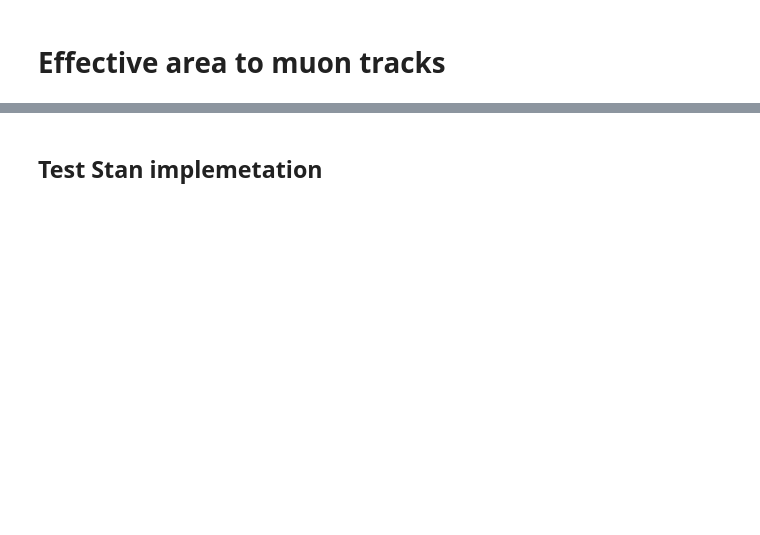
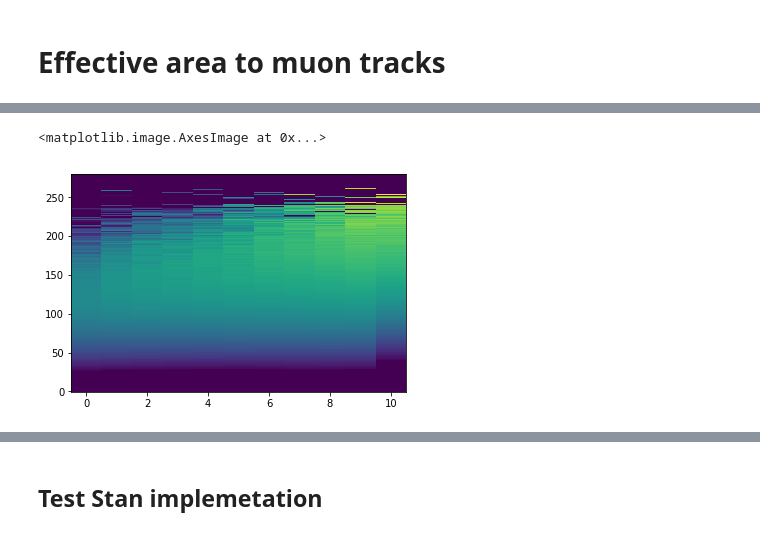
Before and after one commit to specktakel/hierarchical_nu, a Jupyter notebook: dev/statistical_model/4_tracks_and_cascades/mu_tracks_Aeff.ipynb, the cells around one changed output, grey strips where cells are left out. Saved outputs shown, nothing was run; the diff lists cells and outputs as text; code cells hidden in the pictures; blank space fills up the shorter version.

```diff
--- a/dev/statistical_model/4_tracks_and_cascades/mu_tracks_Aeff.ipynb
+++ b/dev/statistical_model/4_tracks_and_cascades/mu_tracks_Aeff.ipynb
@@ -14,4 +22,6 @@ aeff = effective_area_tracks()
 # %%
-plt.imshow(np.log10(aeff.aeff_vals), aspect='auto', origin='lower')
-np.max(aeff.aeff_vals)
+plt.imshow(np.log10(aeff.aeff_vals), aspect='auto', origin='lower', vmin=-2, vmax=5)
+# %% [output]
+<matplotlib.image.AxesImage at 0x...>
+[figure, added]
 # %%
```
Also changed, not shown: parts of 16 cells of this notebook, 6 other files.
